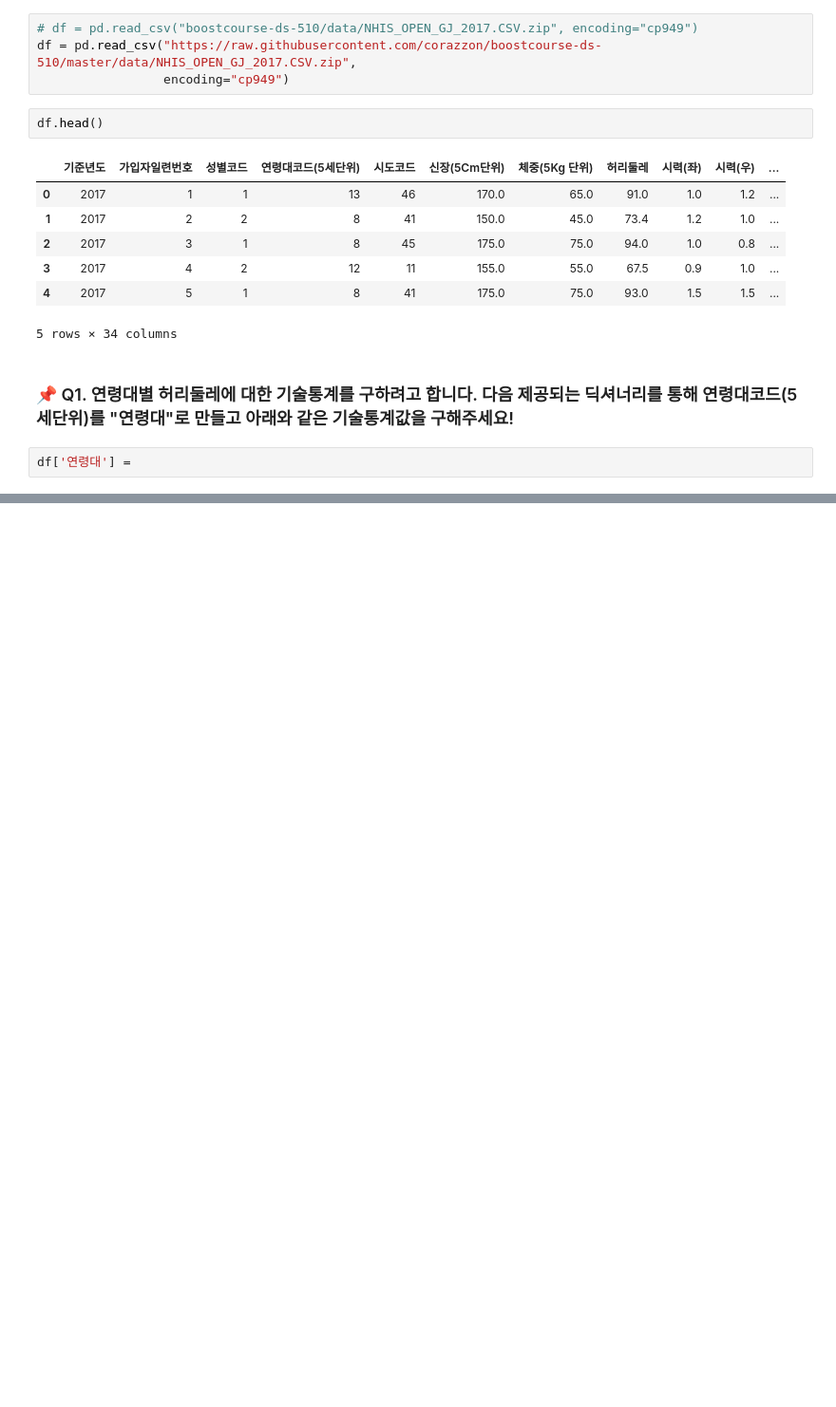
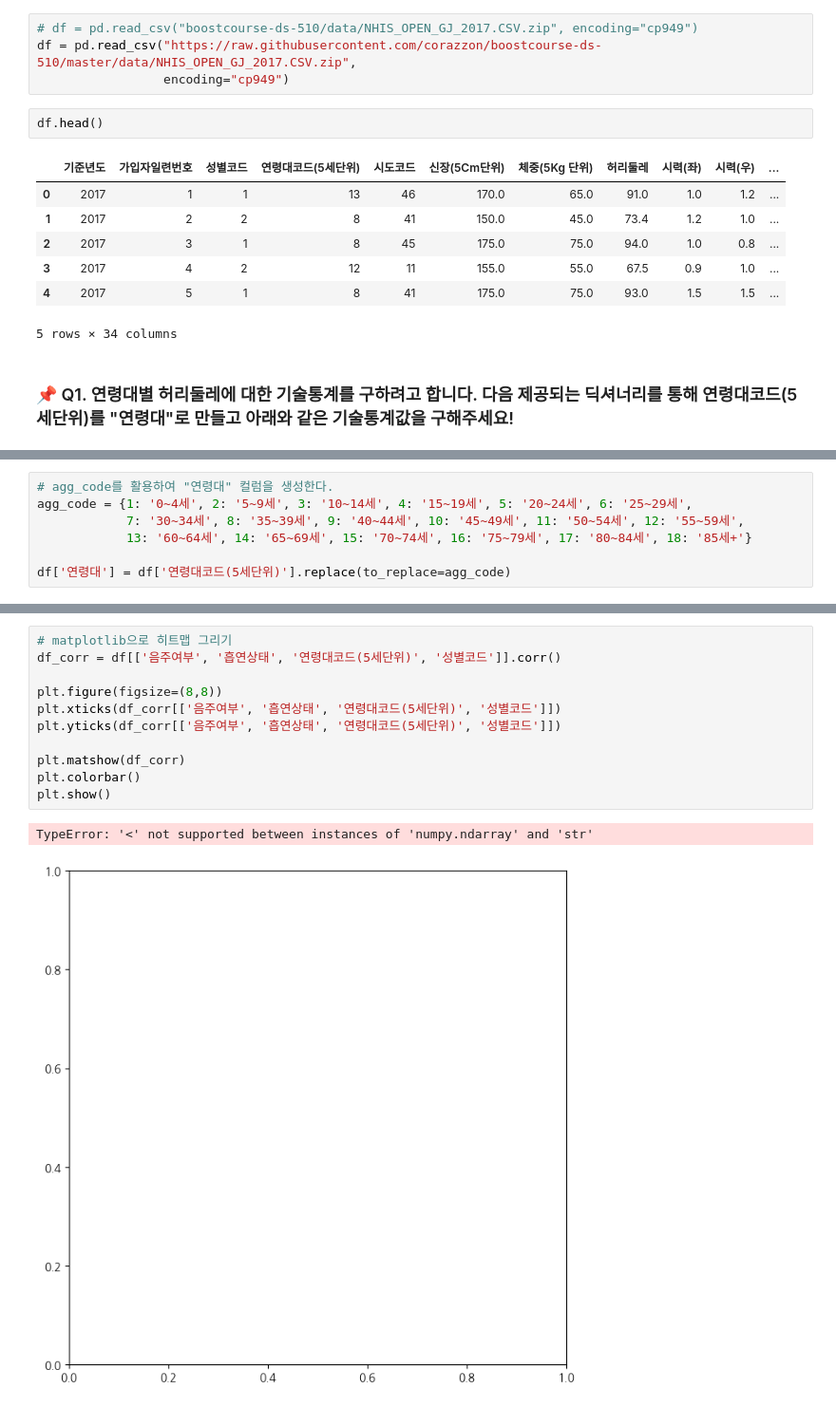
Before and after one commit to Minsoo0405/pythonbasic, a Jupyter notebook: coaching_study/3week_mission.ipynb, the cells around one changed output, grey strips where cells are left out. Shown at 95% size. Cells and saved outputs as stored; diff of their text form; blank space fills up the shorter version.

```diff
--- a/coaching_study/3week_mission.ipynb
+++ b/coaching_study/3week_mission.ipynb
@@ -31,5 +50,3 @@ df.head()
 5 rows × 34 columns
 # %% [markdown]
 ### 📌 Q1. 연령대별 허리둘레에 대한 기술통계를 구하려고 합니다. 다음 제공되는 딕셔너리를 통해 연령대코드(5세단위)를 "연령대"로 만들고 아래와 같은 기술통계값을 구해주세요!
-# %%
-df['연령대'] =
@@ -35,0 +72,7 @@ df['연령대'] =
+# %%
+# agg_code를 활용하여 "연령대" 컬럼을 생성한다.
+agg_code = {1: '0~4세', 2: '5~9세', 3: '10~14세', 4: '15~19세', 5: '20~24세', 6: '25~29세',
+            7: '30~34세', 8: '35~39세', 9: '40~44세', 10: '45~49세', 11: '50~54세', 12: '55~59세',
+            13: '60~64세', 14: '65~69세', 15: '70~74세', 16: '75~79세', 17: '80~84세', 18: '85세+'}
+
+df['연령대'] = df['연령대코드(5세단위)'].replace(to_replace=agg_code)
@@ -35,0 +102,14 @@ df['연령대'] =
+# %%
+# matplotlib으로 히트맵 그리기
+df_corr = df[['음주여부', '흡연상태', '연령대코드(5세단위)', '성별코드']].corr()
+
+plt.figure(figsize=(8,8))
+plt.xticks(df_corr[['음주여부', '흡연상태', '연령대코드(5세단위)', '성별코드']])
+plt.yticks(df_corr[['음주여부', '흡연상태', '연령대코드(5세단위)', '성별코드']])
+
+plt.matshow(df_corr)
+plt.colorbar()
+plt.show()
+# %% [output]
+TypeError: '<' not supported between instances of 'numpy.ndarray' and 'str'
+[figure, added]
```
Also changed, not shown: parts of 10 cells of this notebook, 1 other file.
